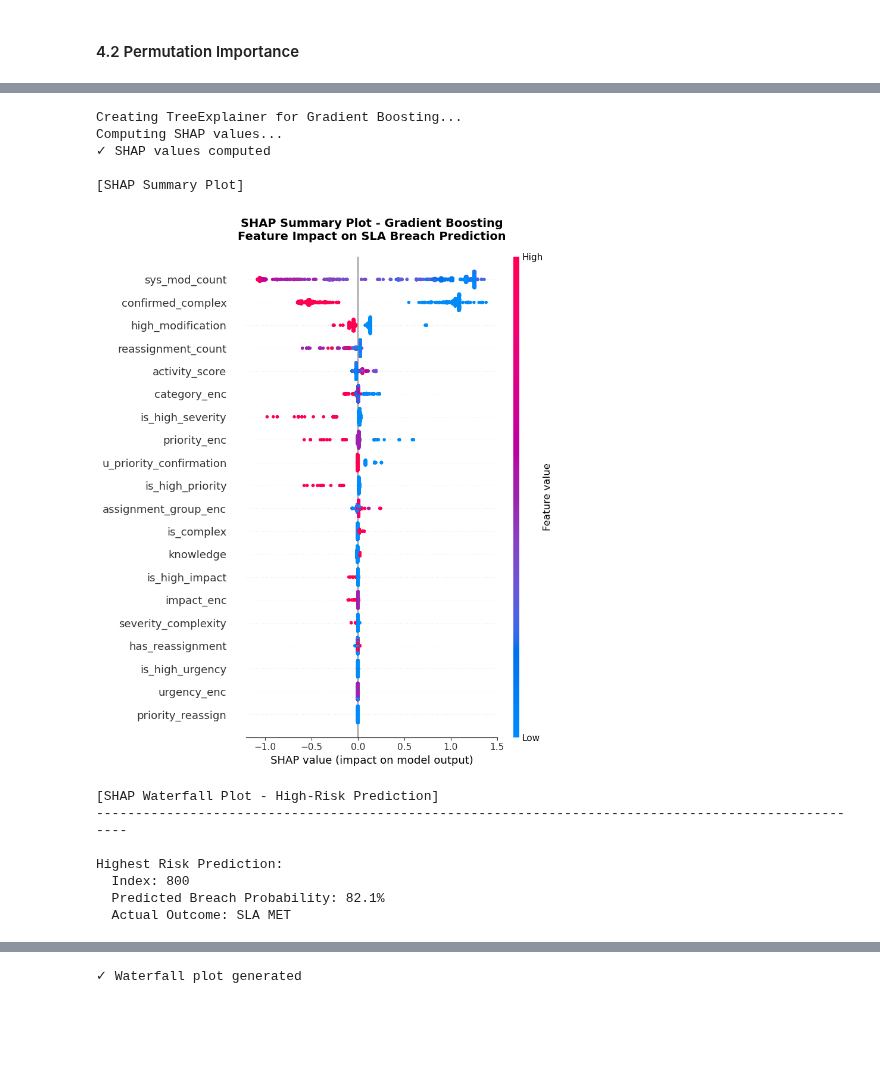
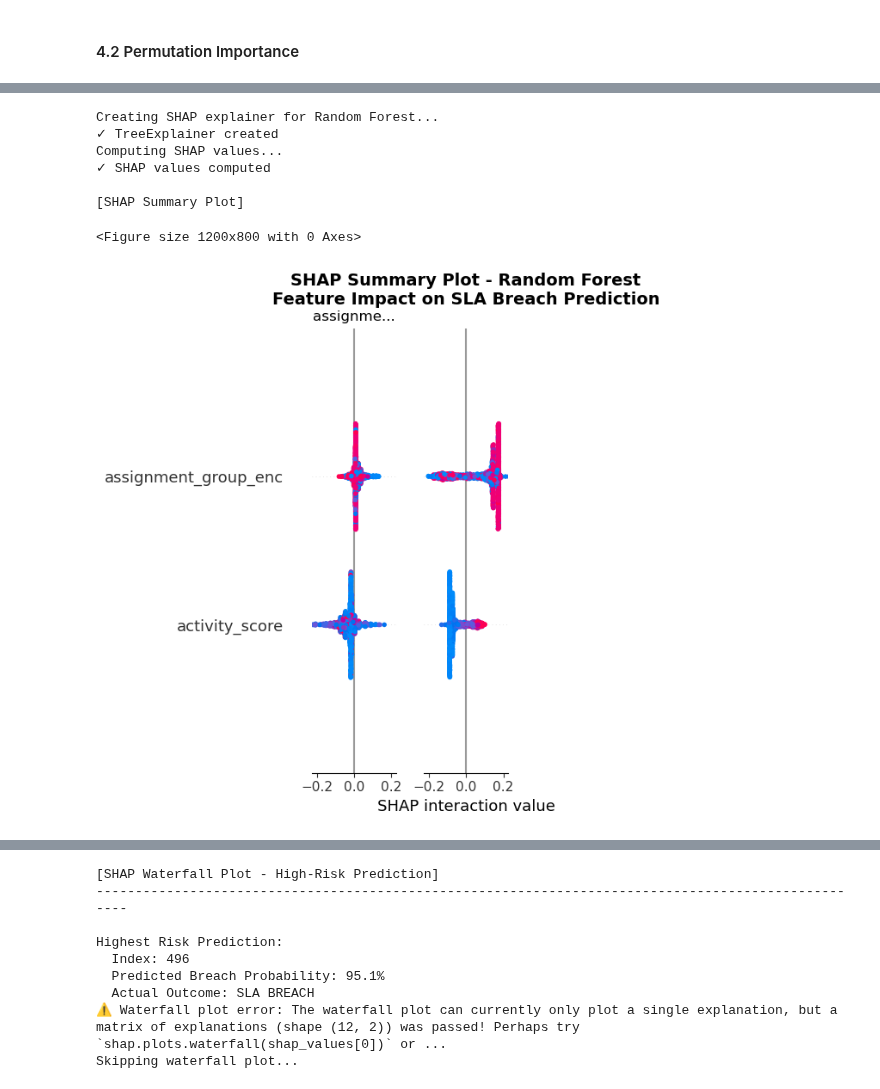
Before and after one commit to Kyuun-Park-1163899/1163899, a Jupyter notebook: task/assignment03_working.ipynb, the cells around one changed output, grey strips where cells are left out. Cells and saved outputs as stored; diff of their text form; code cells hidden in the pictures; blank space fills up the shorter version.

```diff
--- a/task/assignment03_working.ipynb
+++ b/task/assignment03_working.ipynb
@@ -354,7 +355,7 @@ Target distribution:
 # %% [markdown]
 This code selects the k best features from X that have the strongest statistical relationship with y according to the ANOVA F-test
 # %%
-k_best = 20  # Select top 20 features
+k_best = 10  # Select top 10 features
 selector_anova = SelectKBest(score_func=f_classif, k=k_best)
 X_anova = selector_anova.fit_transform(X, y)
 
@@ -714,0 +858,9 @@ Gradient Boosting:
+# %%
+results_df = pd.DataFrame(results)
+best_idx = results_df['Test F1'].idxmax()
+best_model_name = results_df.loc[best_idx, 'Model']
+best_model = models[best_model_name]
+
+print(f"Best Model: {best_model_name}")
+print(f"  Test F1: {results_df.loc[best_idx, 'Test F1']:.4f}")
+print(f"  Test Recall: {results_df.loc[best_idx, 'Test Recall']:.4f}")
@@ -798,5 +959,5 @@ plt.show()
 # %%
-best_model = models[best_model_name]
+best_model = models['Random Forest']
 
 # DataFrame으로 변환 (컬럼명 보존)
 X_test_scaled_df = pd.DataFrame(X_test_scaled,
@@ -806,14 +967,15 @@ X_test_scaled_df = pd.DataFrame(X_test_scaled,
 X_train_balanced_df = pd.DataFrame(X_train_balanced,
                                    columns=X_selected.columns)
 
-# Create explainer
+print(f"\nCreating SHAP explainer for {best_model_name}...")
+
 if best_model_name in ['Random Forest', 'Gradient Boosting']:
-    print(f"Creating TreeExplainer for {best_model_name}...")
     explainer = shap.TreeExplainer(best_model)
+    print("✓ TreeExplainer created")
 else:
-    print(f"Creating KernelExplainer for {best_model_name}...")
     explainer = shap.KernelExplainer(best_model.predict_proba,
                                      shap.sample(X_train_balanced_df, 100))
+    print("✓ KernelExplainer created")
 
 # Calculate SHAP values
 print("Computing SHAP values...")
@@ -870,39 +1032,34 @@ try:
             explainer.expected_value,
             (list, np.ndarray)) else explainer.expected_value
     else:
         # KernelExplainer
         sample_shap_values = shap_values[high_risk_idx]
         base_value = explainer.expected_value
 
     shap.plots.waterfall(
         shap.Explanation(
             values=sample_shap_values,  # ✅ 1D array
             base_values=base_value,
             data=X_test_scaled_df.iloc[high_risk_idx],
             feature_names=X_test_scaled_df.columns.tolist()),
         show=False)
     plt.title(
         f'SHAP Waterfall - High-Risk Prediction\nBreach Probability: {breach_prob:.1%}',
         fontsize=13,
         fontweight='bold')
     plt.tight_layout()
     plt.show()
     print("✓ Waterfall plot generated")
 
 except Exception as e:
     print(f"⚠️ Waterfall plot error: {e}")
     print("Skipping waterfall plot...")
 # %% [output]
-Creating TreeExplainer for Gradient Boosting...
+Creating SHAP explainer for Random Forest...
+✓ TreeExplainer created
 Computing SHAP values...
 ✓ SHAP values computed
 
 [SHAP Summary Plot]
+<Figure size 1200x800 with 0 Axes>
-[figure, old version]
+[figure, new version]
-[SHAP Waterfall Plot - High-Risk Prediction]
-----------------------------------------------------------------------------------------------------
-
-Highest Risk Prediction:
-  Index: 800
-  Predicted Breach Probability: 82.1%
-  Actual Outcome: SLA MET
@@ -910 +1066,9 @@ Highest Risk Prediction:
-✓ Waterfall plot generated
+[SHAP Waterfall Plot - High-Risk Prediction]
+----------------------------------------------------------------------------------------------------
+
+Highest Risk Prediction:
+  Index: 496
+  Predicted Breach Probability: 95.1%
+  Actual Outcome: SLA BREACH
+⚠️ Waterfall plot error: The waterfall plot can currently only plot a single explanation, but a matrix of explanations (shape (12, 2)) was passed! Perhaps try `shap.plots.waterfall(shap_values[0])` or ...
+Skipping waterfall plot...
```
Also changed, not shown: parts of 17 cells of this notebook.
